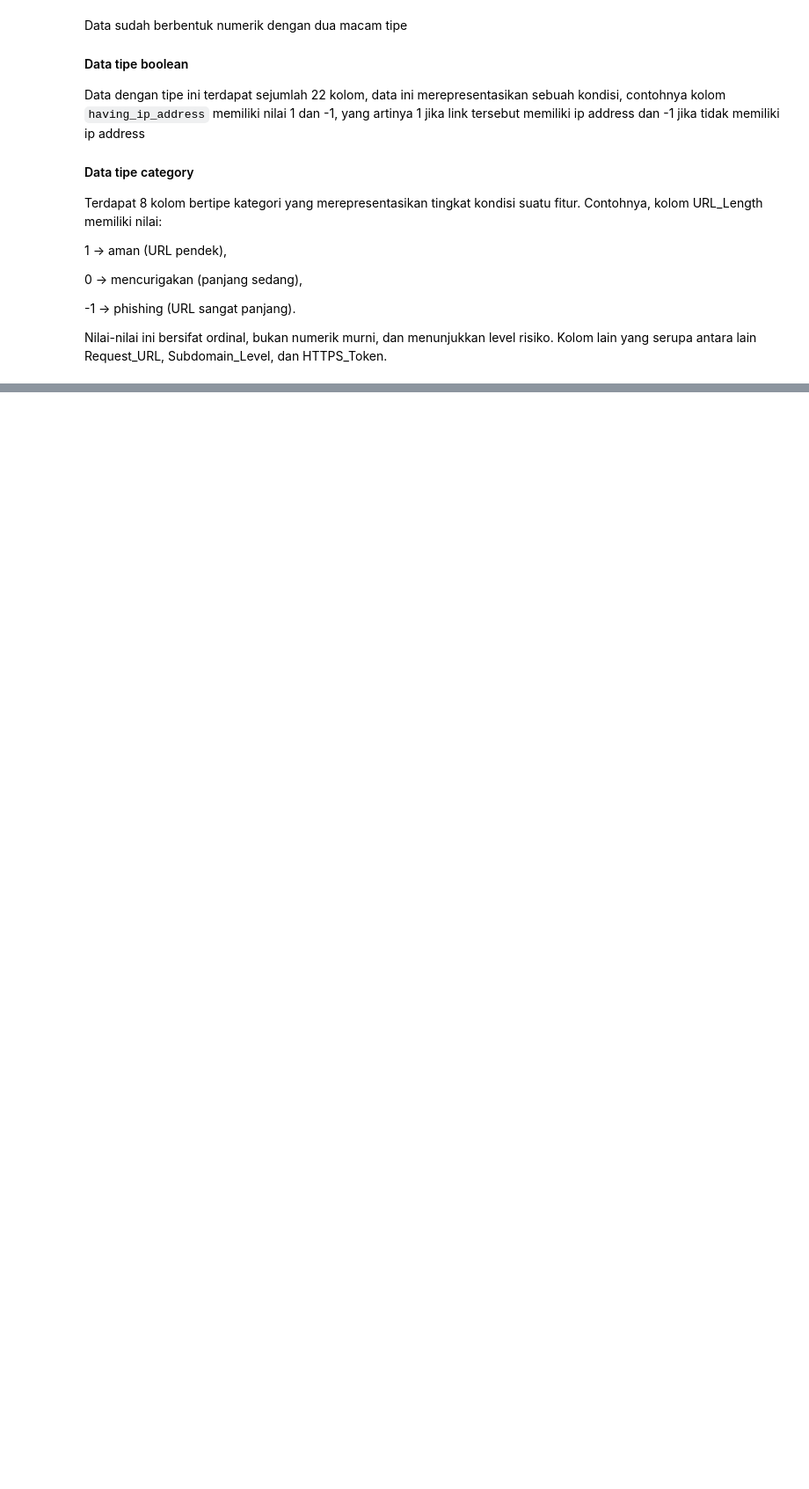
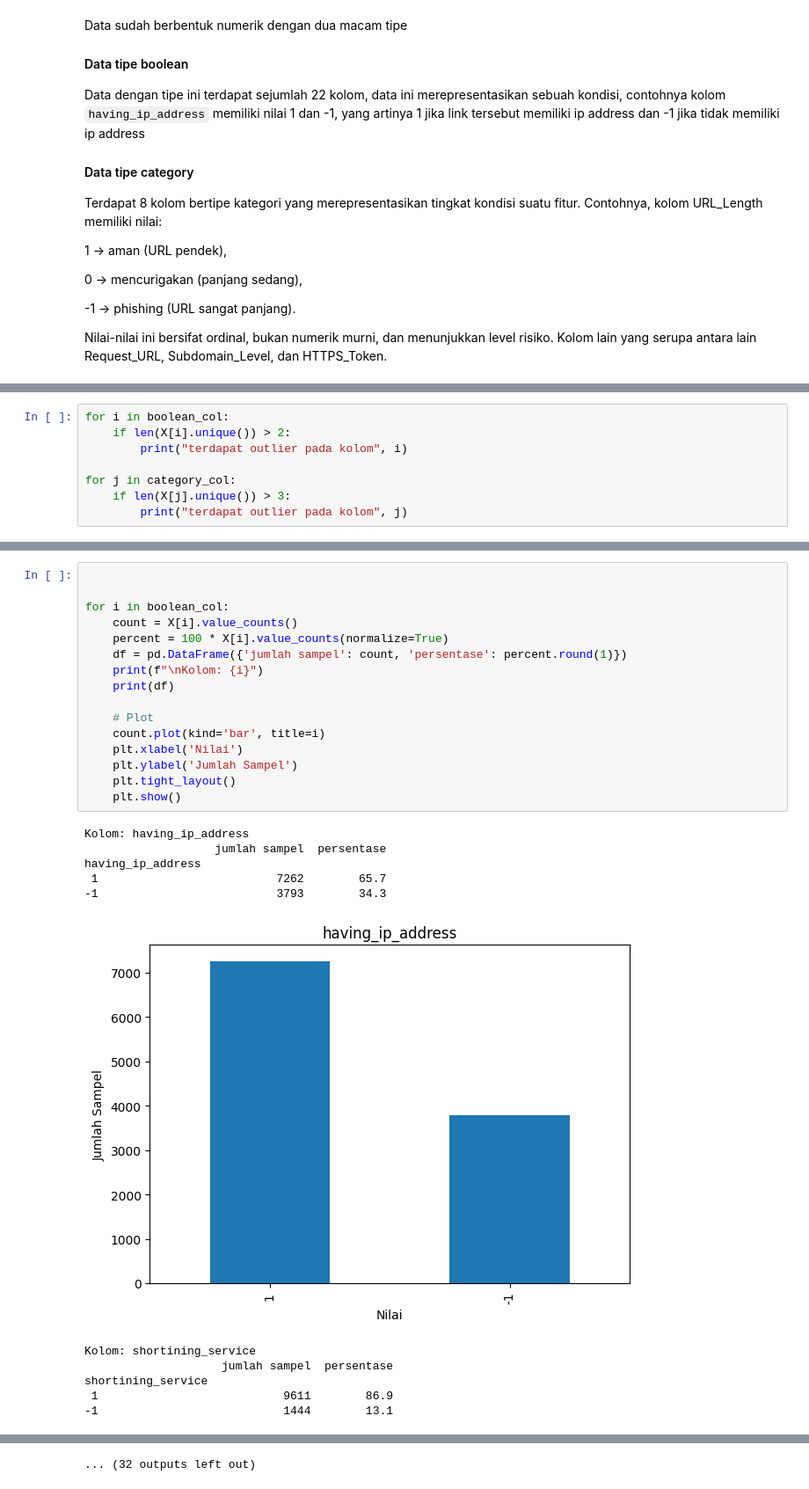
Before and after one commit to Alfthrpy/Predictive_analysis, a Jupyter notebook: notebook.ipynb, the cells around one changed output, grey strips where cells are left out. Shown at 88% size. Saved outputs shown, nothing was run; the diff lists cells and outputs as text; blank space fills up the shorter version.

```diff
--- a/notebook.ipynb
+++ b/notebook.ipynb
@@ -128,0 +184,8 @@ Nilai-nilai ini bersifat ordinal, bukan numerik murni, dan menunjukkan level ris
+# %%
+for i in boolean_col:
+    if len(X[i].unique()) > 2:
+        print("terdapat outlier pada kolom", i)
+
+for j in category_col:
+    if len(X[j].unique()) > 3:
+        print("terdapat outlier pada kolom", j)
@@ -128,0 +198,28 @@ Nilai-nilai ini bersifat ordinal, bukan numerik murni, dan menunjukkan level ris
+# %%
+
+
+for i in boolean_col:
+    count = X[i].value_counts()
+    percent = 100 * X[i].value_counts(normalize=True)
+    df = pd.DataFrame({'jumlah sampel': count, 'persentase': percent.round(1)})
+    print(f"\nKolom: {i}")
+    print(df)
+
+    # Plot
+    count.plot(kind='bar', title=i)
+    plt.xlabel('Nilai')
+    plt.ylabel('Jumlah Sampel')
+    plt.tight_layout()
+    plt.show()
+# %% [output]
+Kolom: having_ip_address
+                   jumlah sampel  persentase
+having_ip_address
+ 1                          7262        65.7
+-1                          3793        34.3
+[figure, added]
+Kolom: shortining_service
+                    jumlah sampel  persentase
+shortining_service
+ 1                           9611        86.9
+-1                           1444        13.1
@@ -128,0 +251 @@ Nilai-nilai ini bersifat ordinal, bukan numerik murni, dan menunjukkan level ris
+... (32 outputs left out)
```
Also changed, not shown: parts of 48 cells of this notebook.
